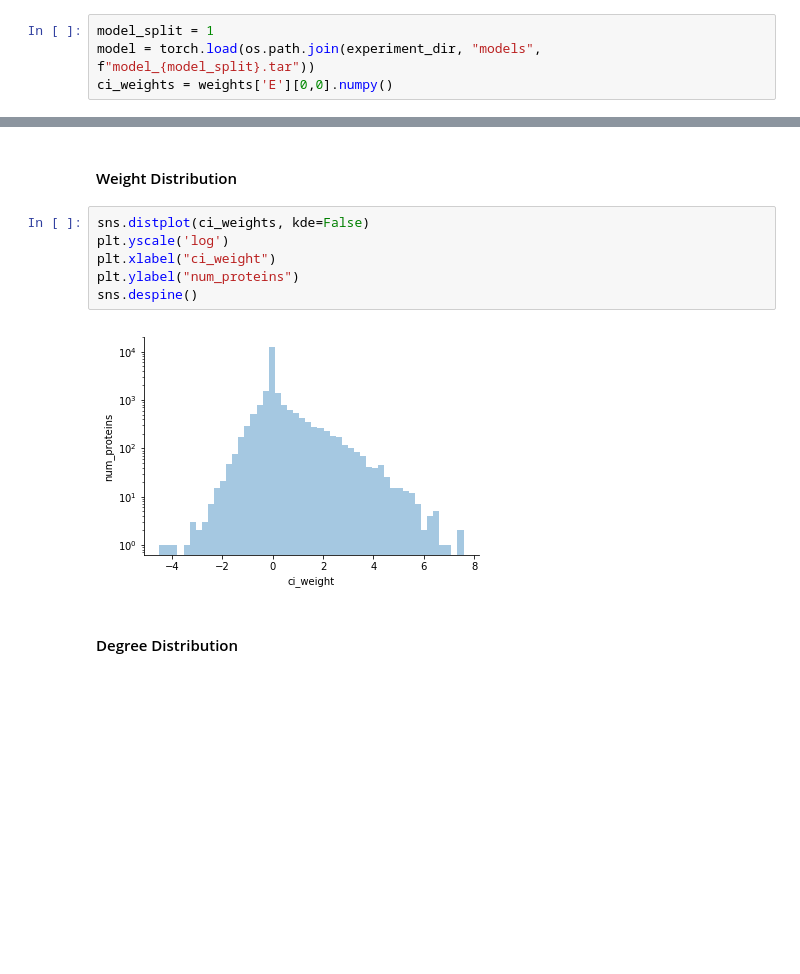
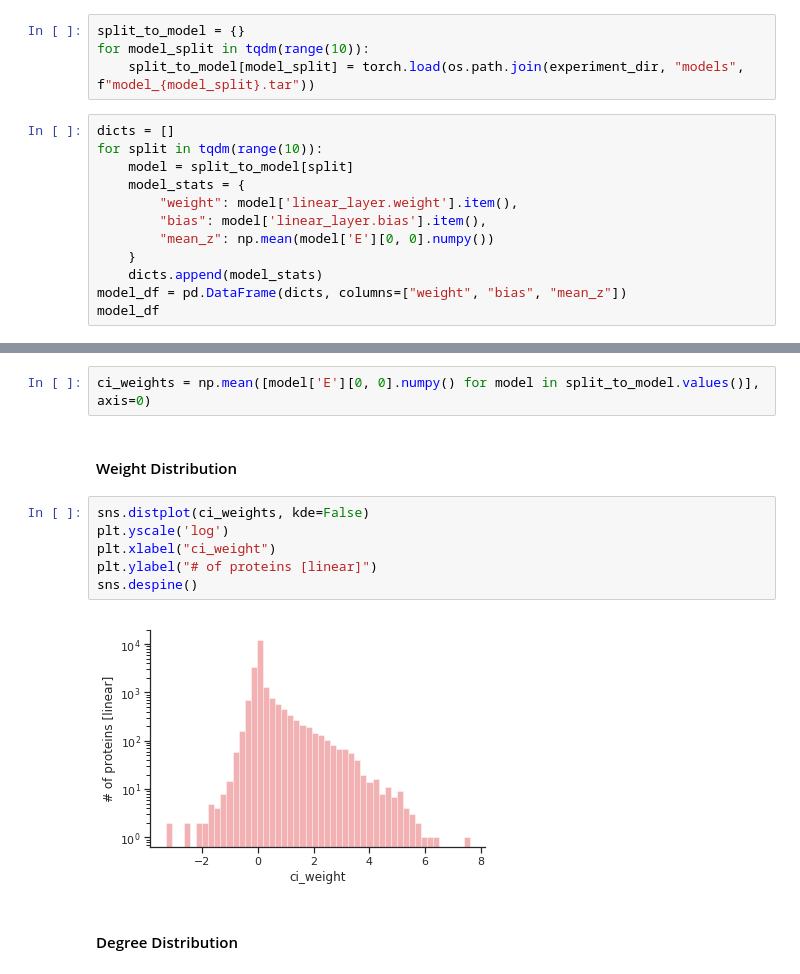
Before and after one commit to seyuboglu/milieu, a Jupyter notebook: notebooks/lci_analysis.ipynb, the cells around one changed output, grey strips where cells are left out. Saved outputs shown, nothing was run; the diff lists cells and outputs as text; blank space fills up the shorter version.

```diff
--- a/notebooks/lci_analysis.ipynb
+++ b/notebooks/lci_analysis.ipynb
@@ -45,6 +43,18 @@ experiment_dir = "experiments/dpp_predict/lci_new"
 #### Load Weights
 Specify a split from which to load weights
 # %%
-model_split = 1
-model = torch.load(os.path.join(experiment_dir, "models", f"model_{model_split}.tar"))
-ci_weights = weights['E'][0,0].numpy()
+split_to_model = {}
+for model_split in tqdm(range(10)):
+    split_to_model[model_split] = torch.load(os.path.join(experiment_dir, "models", f"model_{model_split}.tar"))
+# %%
+dicts = []
+for split in tqdm(range(10)):
+    model = split_to_model[split]
+    model_stats = {
+        "weight": model['linear_layer.weight'].item(),
+        "bias": model['linear_layer.bias'].item(),
+        "mean_z": np.mean(model['E'][0, 0].numpy())
+    }
+    dicts.append(model_stats)
+model_df = pd.DataFrame(dicts, columns=["weight", "bias", "mean_z"])
+model_df
@@ -51,13 +73,15 @@ ci_weights = weights['E'][0,0].numpy()
+# %%
+ci_weights = np.mean([model['E'][0, 0].numpy() for model in split_to_model.values()], axis=0)
 # %% [markdown]
 #### Weight Distribution
 # %%
 sns.distplot(ci_weights, kde=False)
 plt.yscale('log')
 plt.xlabel("ci_weight")
-plt.ylabel("num_proteins")
+plt.ylabel("# of proteins [linear]")
 sns.despine()
 # %% [output]
-[figure, old version]
+[figure, new version]
 # %% [markdown]
 #### Degree Distribution
 # %%
```
Also changed, not shown: parts of 15 cells of this notebook, 4 other files.
